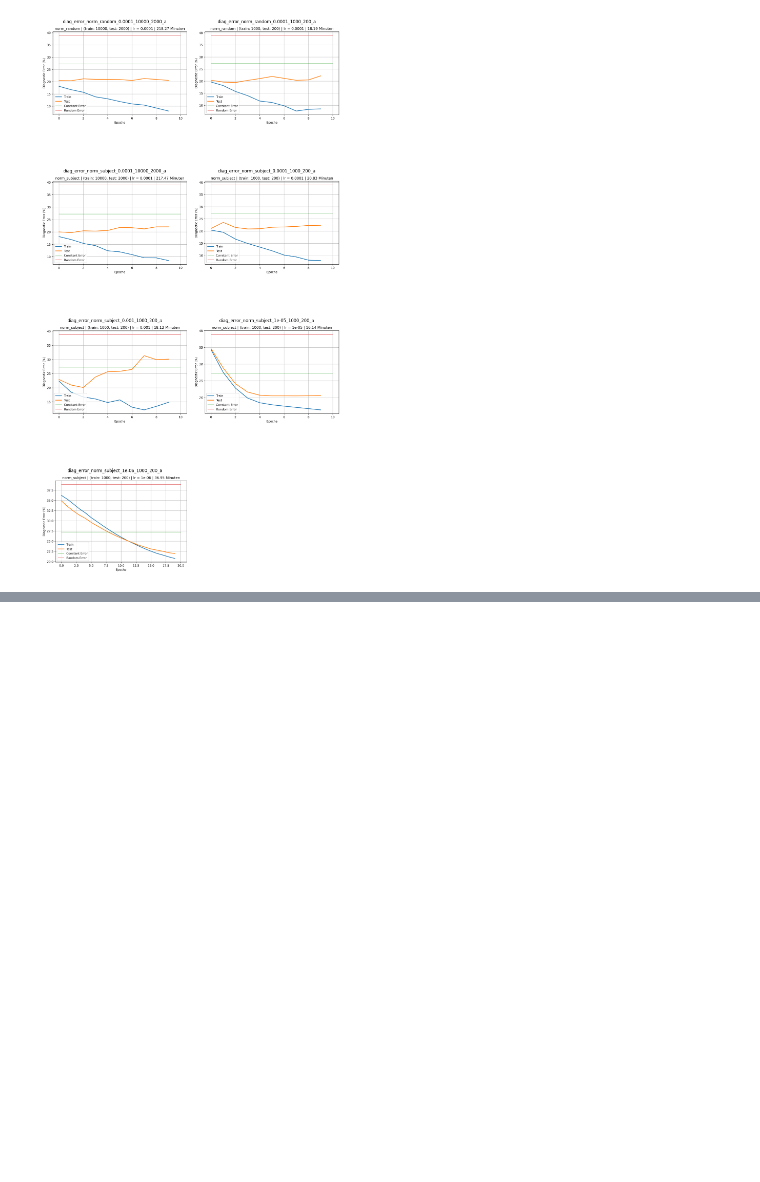
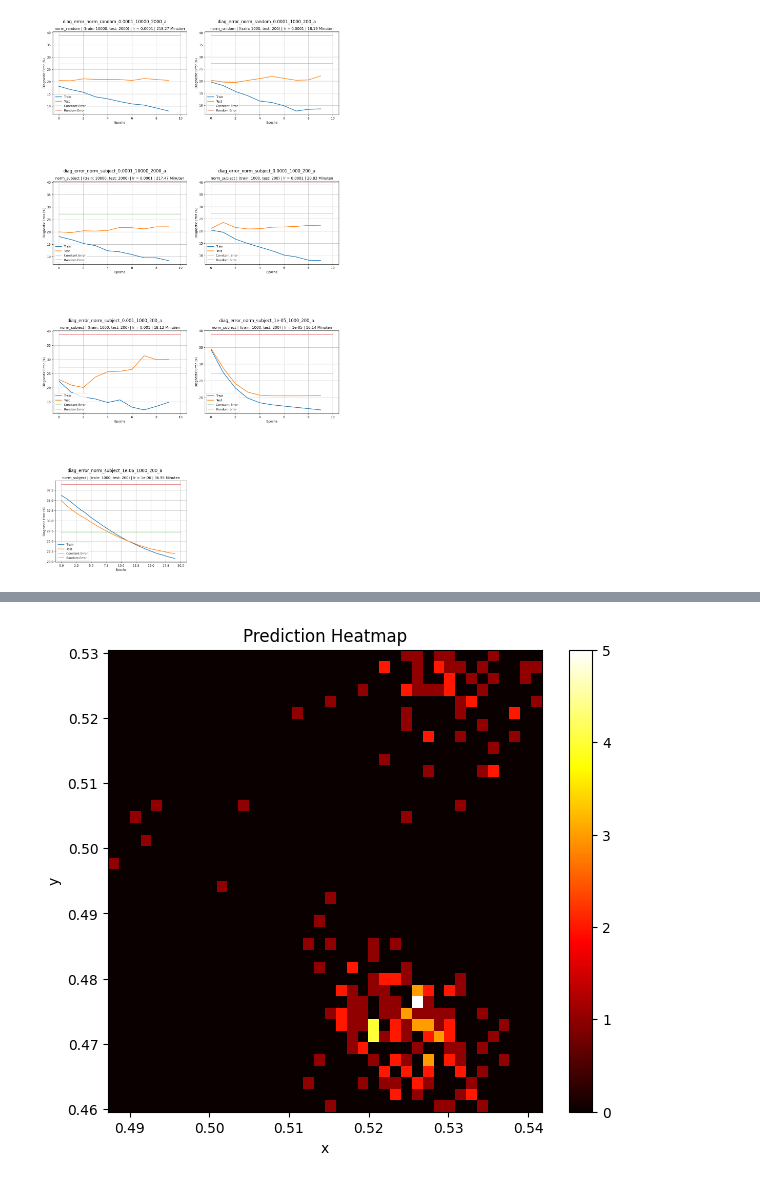
Before and after one commit to RafeiKAr/gaze-estimation, a Jupyter notebook: notebook_model_train.ipynb, the cells around one changed output, grey strips where cells are left out. Cells and saved outputs as stored; diff of their text form; code cells hidden in the pictures; blank space fills up the shorter version.

```diff
--- a/notebook_model_train.ipynb
+++ b/notebook_model_train.ipynb
@@ -882,0 +1390,4 @@ plt.show()
+# %%
+vis.plot_heatmap(predictions)
+# %% [output]
+[figure, added]
```
Also changed, not shown: parts of 26 cells of this notebook, 9 other files.
